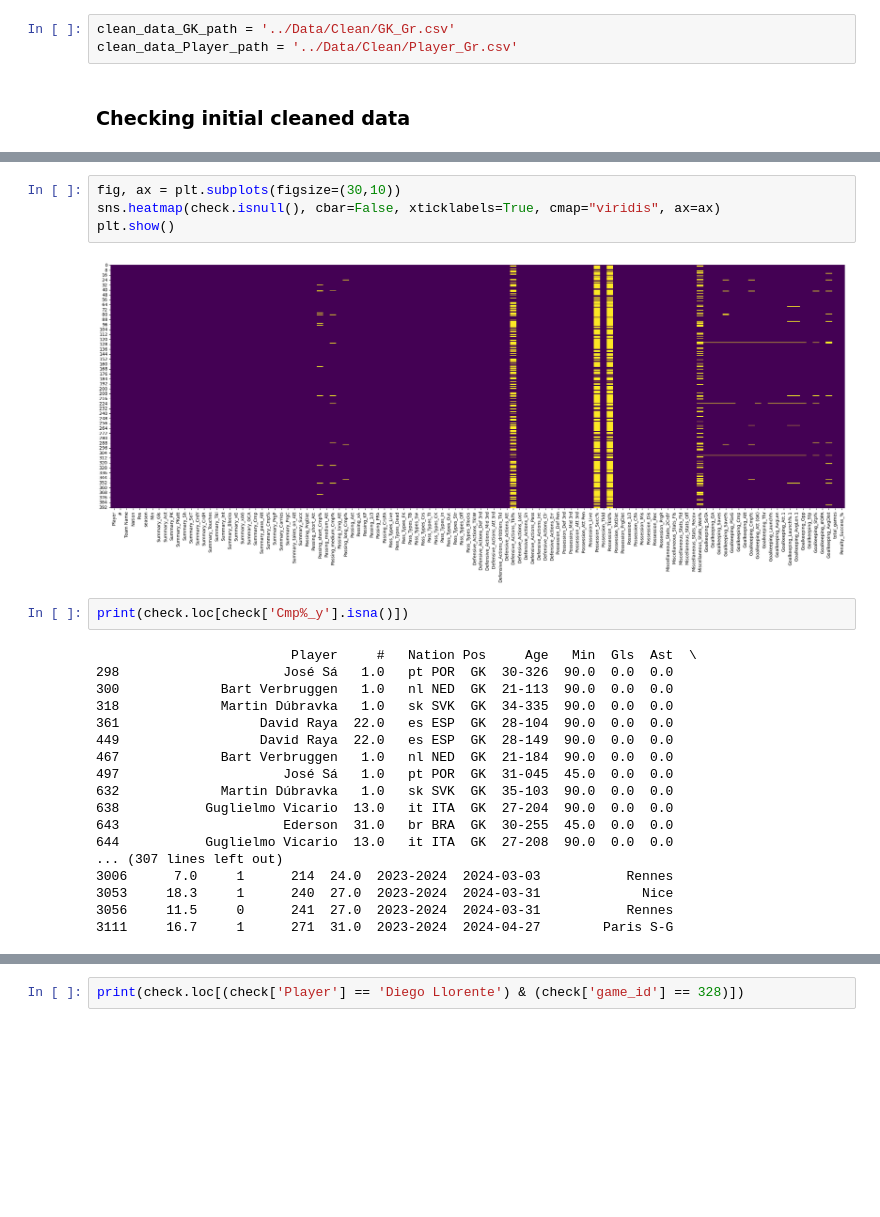
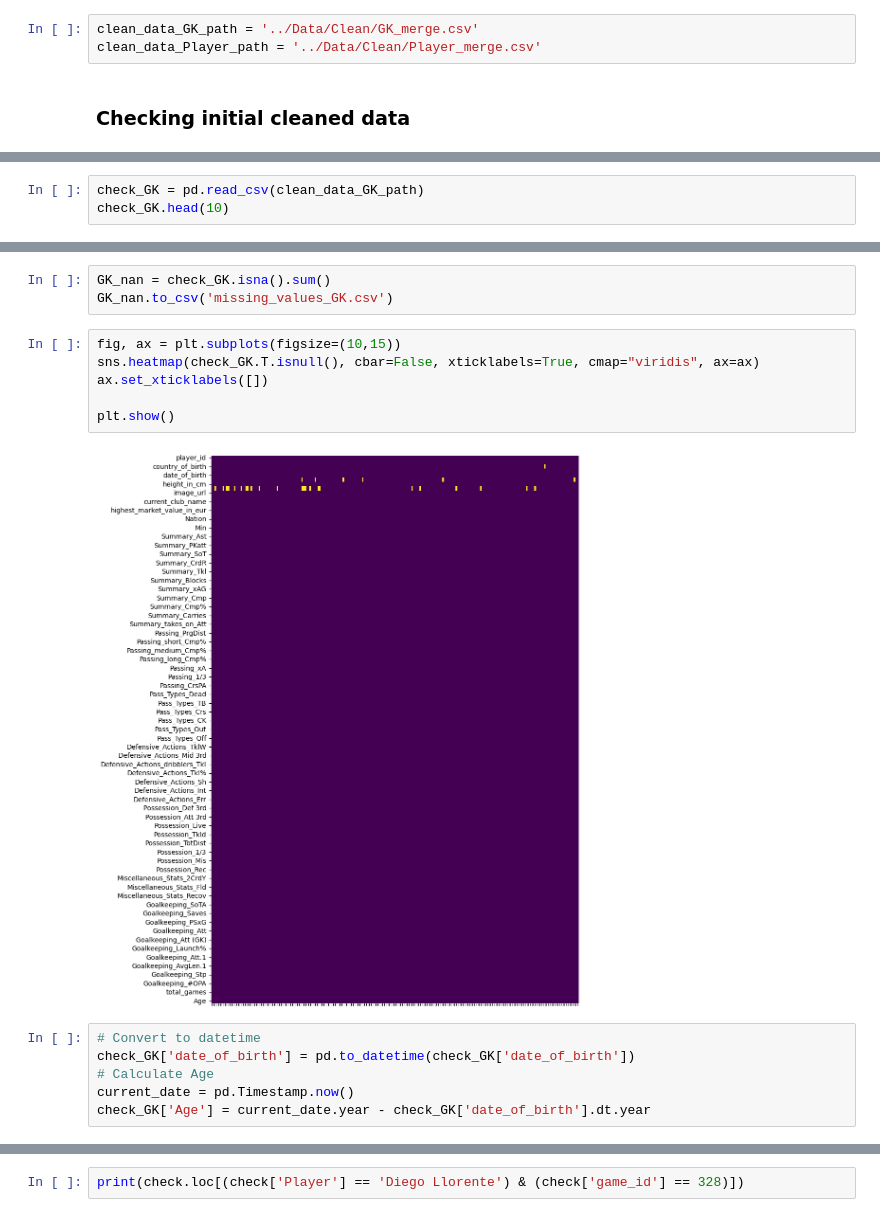
Before and after one commit to MinhTQ-594/Football-player-Price_prediction, a Jupyter notebook: Data preprocessing/Clean_data.ipynb, the cells around one changed output, grey strips where cells are left out. Saved outputs shown, nothing was run; the diff lists cells and outputs as text; blank space fills up the shorter version.

Commit message:
DATA

```diff
--- a/Data preprocessing/Clean_data.ipynb
+++ b/Data preprocessing/Clean_data.ipynb
@@ -7,8 +7,8 @@ import matplotlib.pyplot as plt
 # %%
 pd.set_option('display.max_columns', None)
 # %%
-clean_data_GK_path = '../Data/Clean/GK_Gr.csv'
-clean_data_Player_path = '../Data/Clean/Player_Gr.csv'
+clean_data_GK_path = '../Data/Clean/GK_merge.csv'
+clean_data_Player_path = '../Data/Clean/Player_merge.csv'
 # %% [markdown]
 ### Checking initial cleaned data
 # %%
@@ -63,0 +68,3 @@ Length: 114, dtype: int64
+# %%
+check_GK = pd.read_csv(clean_data_GK_path)
+check_GK.head(10)
@@ -64,26 +83,17 @@ Length: 114, dtype: int64
+# %%
+GK_nan = check_GK.isna().sum()
+GK_nan.to_csv('missing_values_GK.csv')
 # %%
-fig, ax = plt.subplots(figsize=(30,10))
-sns.heatmap(check.isnull(), cbar=False, xticklabels=True, cmap="viridis", ax=ax)
+fig, ax = plt.subplots(figsize=(10,15))
+sns.heatmap(check_GK.T.isnull(), cbar=False, xticklabels=True, cmap="viridis", ax=ax)
+ax.set_xticklabels([])
+
 plt.show()
 # %% [output]
-[figure, old version]
+[figure, new version]
-# %%
-print(check.loc[check['Cmp%_y'].isna()])
-# %% [output]
-                         Player     #   Nation Pos     Age   Min  Gls  Ast  \
-298                     José Sá   1.0   pt POR  GK  30-326  90.0  0.0  0.0
-300             Bart Verbruggen   1.0   nl NED  GK  21-113  90.0  0.0  0.0
-318             Martin Dúbravka   1.0   sk SVK  GK  34-335  90.0  0.0  0.0
-361                  David Raya  22.0   es ESP  GK  28-104  90.0  0.0  0.0
-449                  David Raya  22.0   es ESP  GK  28-149  90.0  0.0  0.0
-467             Bart Verbruggen   1.0   nl NED  GK  21-184  90.0  0.0  0.0
-497                     José Sá   1.0   pt POR  GK  31-045  45.0  0.0  0.0
-632             Martin Dúbravka   1.0   sk SVK  GK  35-103  90.0  0.0  0.0
-638           Guglielmo Vicario  13.0   it ITA  GK  27-204  90.0  0.0  0.0
-643                     Ederson  31.0   br BRA  GK  30-255  45.0  0.0  0.0
-644           Guglielmo Vicario  13.0   it ITA  GK  27-208  90.0  0.0  0.0
-... (307 lines left out)
-3006      7.0     1      214  24.0  2023-2024  2024-03-03           Rennes
-3053     18.3     1      240  27.0  2023-2024  2024-03-31             Nice
-3056     11.5     0      241  27.0  2023-2024  2024-03-31           Rennes
-3111     16.7     1      271  31.0  2023-2024  2024-04-27        Paris S-G
+# %%
+# Convert to datetime
+check_GK['date_of_birth'] = pd.to_datetime(check_GK['date_of_birth'])
+# Calculate Age
+current_date = pd.Timestamp.now()
+check_GK['Age'] = current_date.year - check_GK['date_of_birth'].dt.year
```
Also changed, not shown: parts of 22 cells of this notebook, 18 other files.
